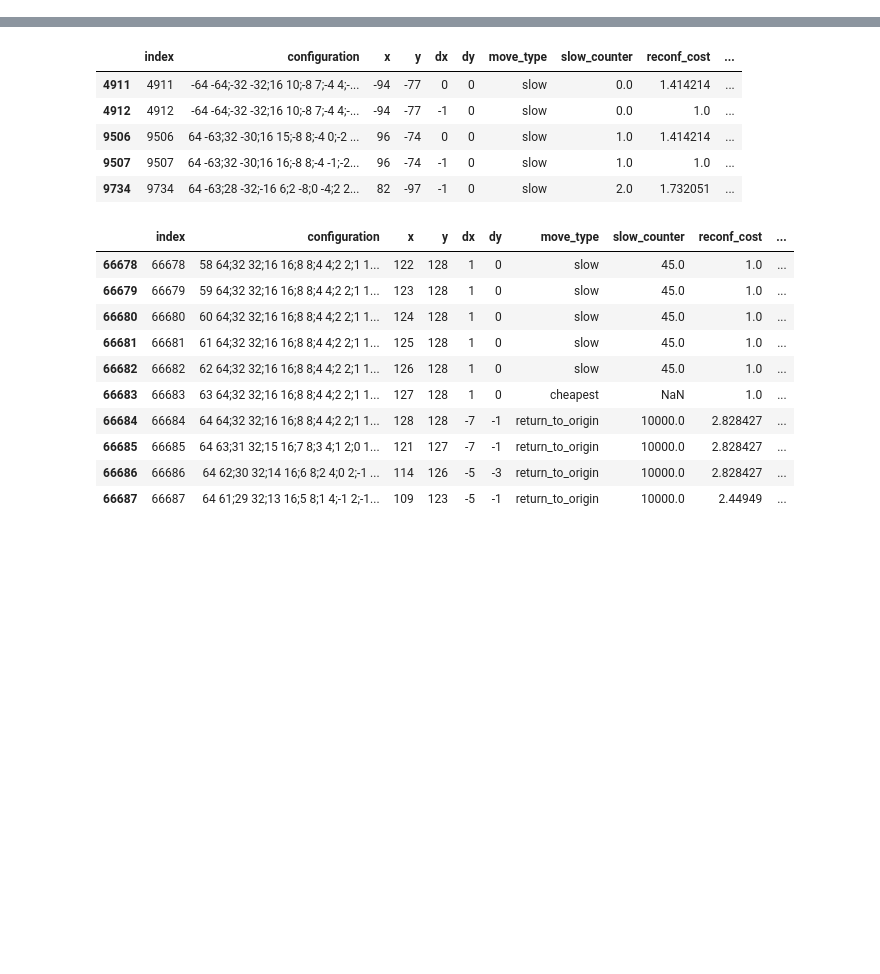
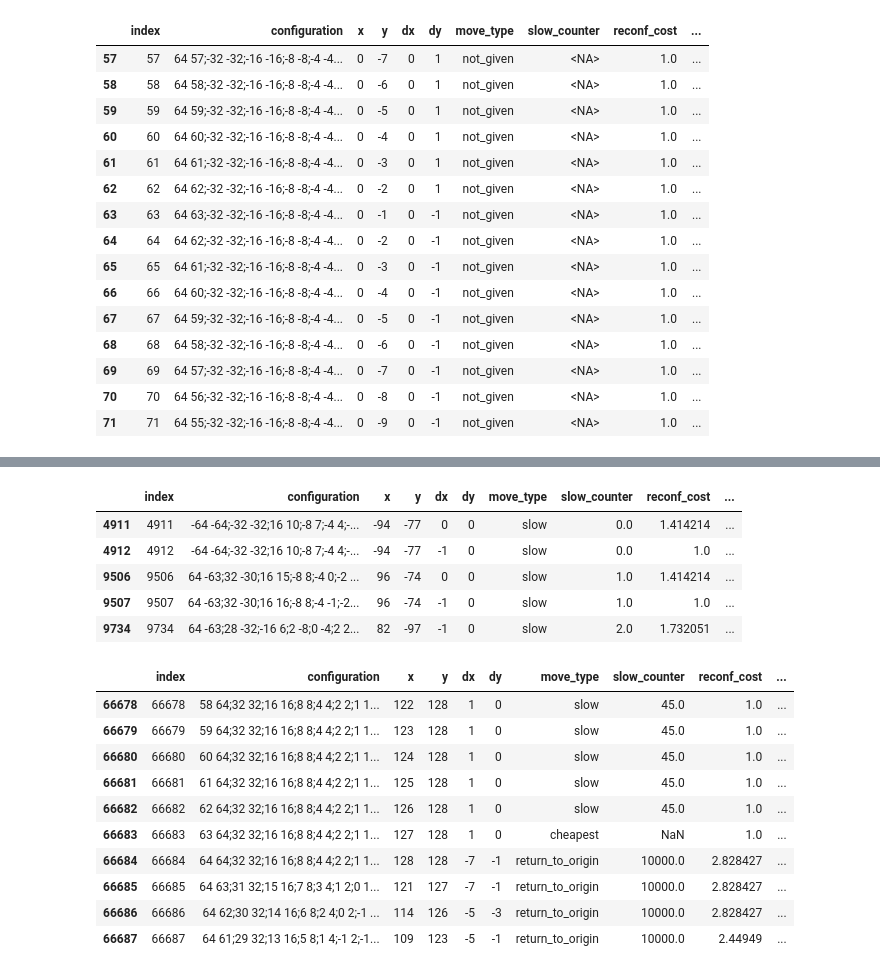
Before and after one commit to seljaks/santa2022, a Jupyter notebook: notebooks/analysis.ipynb, the cells around one changed output, grey strips where cells are left out. Saved outputs shown, nothing was run; the diff lists cells and outputs as text; code cells hidden in the pictures; blank space fills up the shorter version.

```diff
--- a/notebooks/analysis.ipynb
+++ b/notebooks/analysis.ipynb
@@ -28,0 +29,8 @@ stats.head()
+# %%
+image = df_to_image(pd.read_csv('../data/image.csv'))
+
+stats = pd.read_csv('../output/submissions/initial_tsp_approach.csv')
+stats = stats.join(path_to_arrows(submission_to_path(stats)))
+add_costs(stats, image)
+stats = stats.reset_index()
+stats
@@ -28,0 +51,20 @@ stats.head()
+# %%
+i = 62
+stats.iloc[i-5:i+10, :]
+# %% [output]
+|  | index | configuration | x | y | dx | dy | move_type | slow_counter | reconf_cost | ... |
+| 57 | 57 | 64 57;-32 -32;-16 -16;-8 -8;-4 -4... | 0 | -7 | 0 | 1 | not_given | <NA> | 1.0 | ... |
+| 58 | 58 | 64 58;-32 -32;-16 -16;-8 -8;-4 -4... | 0 | -6 | 0 | 1 | not_given | <NA> | 1.0 | ... |
+| 59 | 59 | 64 59;-32 -32;-16 -16;-8 -8;-4 -4... | 0 | -5 | 0 | 1 | not_given | <NA> | 1.0 | ... |
+| 60 | 60 | 64 60;-32 -32;-16 -16;-8 -8;-4 -4... | 0 | -4 | 0 | 1 | not_given | <NA> | 1.0 | ... |
+| 61 | 61 | 64 61;-32 -32;-16 -16;-8 -8;-4 -4... | 0 | -3 | 0 | 1 | not_given | <NA> | 1.0 | ... |
+| 62 | 62 | 64 62;-32 -32;-16 -16;-8 -8;-4 -4... | 0 | -2 | 0 | 1 | not_given | <NA> | 1.0 | ... |
+| 63 | 63 | 64 63;-32 -32;-16 -16;-8 -8;-4 -4... | 0 | -1 | 0 | -1 | not_given | <NA> | 1.0 | ... |
+| 64 | 64 | 64 62;-32 -32;-16 -16;-8 -8;-4 -4... | 0 | -2 | 0 | -1 | not_given | <NA> | 1.0 | ... |
+| 65 | 65 | 64 61;-32 -32;-16 -16;-8 -8;-4 -4... | 0 | -3 | 0 | -1 | not_given | <NA> | 1.0 | ... |
+| 66 | 66 | 64 60;-32 -32;-16 -16;-8 -8;-4 -4... | 0 | -4 | 0 | -1 | not_given | <NA> | 1.0 | ... |
+| 67 | 67 | 64 59;-32 -32;-16 -16;-8 -8;-4 -4... | 0 | -5 | 0 | -1 | not_given | <NA> | 1.0 | ... |
+| 68 | 68 | 64 58;-32 -32;-16 -16;-8 -8;-4 -4... | 0 | -6 | 0 | -1 | not_given | <NA> | 1.0 | ... |
+| 69 | 69 | 64 57;-32 -32;-16 -16;-8 -8;-4 -4... | 0 | -7 | 0 | -1 | not_given | <NA> | 1.0 | ... |
+| 70 | 70 | 64 56;-32 -32;-16 -16;-8 -8;-4 -4... | 0 | -8 | 0 | -1 | not_given | <NA> | 1.0 | ... |
+| 71 | 71 | 64 55;-32 -32;-16 -16;-8 -8;-4 -4... | 0 | -9 | 0 | -1 | not_given | <NA> | 1.0 | ... |
```
Also changed, not shown: parts of 5 cells of this notebook.
